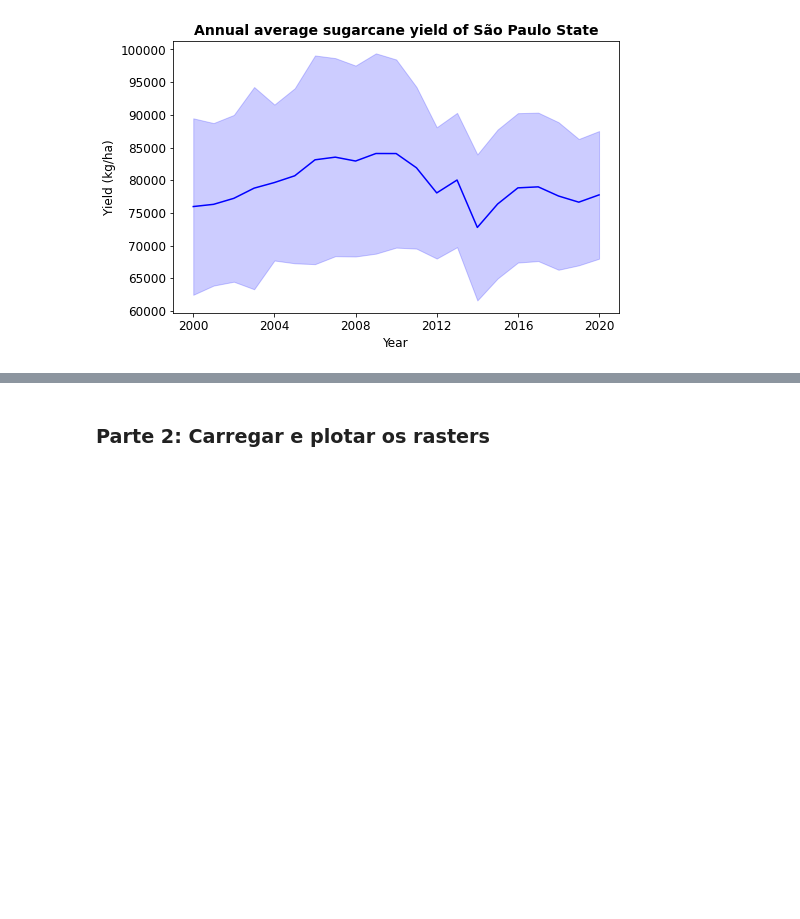
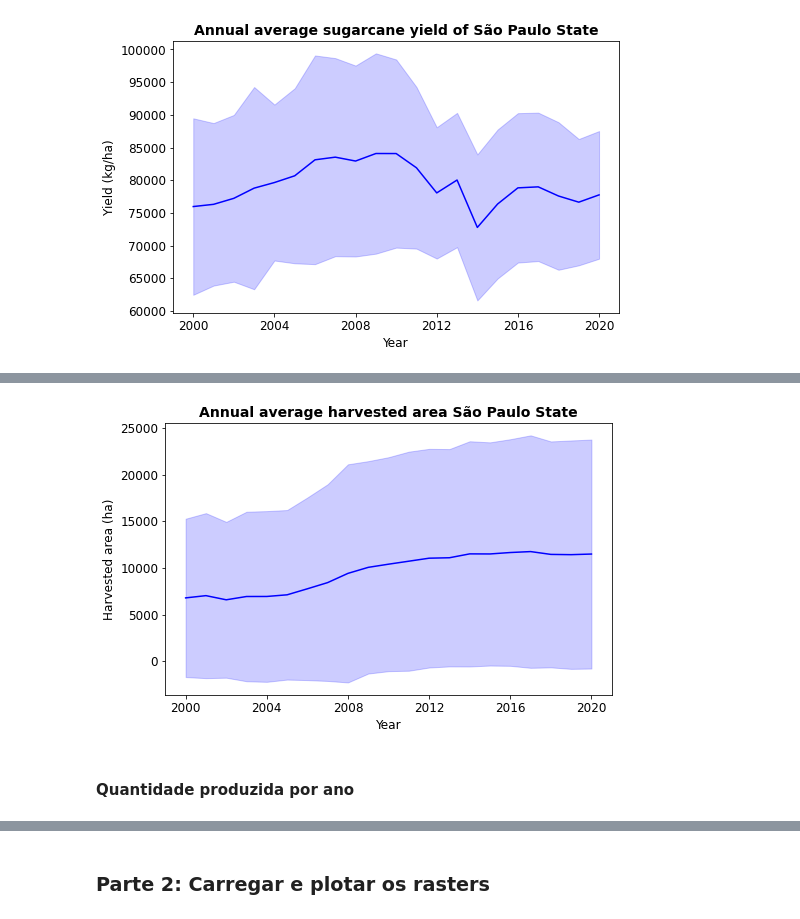
Before and after one commit to neli12/time-series-productivity-sp, a Jupyter notebook: Análise e limpeza de dados.ipynb, the cells around one changed output, grey strips where cells are left out. Drawn from its saved outputs; the diff is of its cells as text; code cells hidden in the pictures; blank space fills up the shorter version.

```diff
--- a/Análise e limpeza de dados.ipynb
+++ b/Análise e limpeza de dados.ipynb
@@ -728,0 +769,11 @@ plt.show()
+# %%
+# Groupby dos dados do dat_yield_melt
+mean_ac = pd.DataFrame(dat_ac_melt.groupby('Year')['AC'].mean().reset_index())
+std_ac = pd.DataFrame(dat_ac_melt.groupby('Year')['AC'].std().reset_index())
+mean_st_merged_ac = mean_ac.merge(std_ac, left_index=True, right_index=True)
+mean_st_merged_ac.drop('Year_y', axis = 1, inplace = True)
+mean_st_merged_ac.rename(columns = {"Year_x": 'Year', "AC_x": "mean_ac", 'AC_y': 'st_ac'}, inplace = True)
+mean_st_merged_ac['Year'] = pd.to_datetime(mean_st_merged_ap['Year'], format = '%Y')
+mean_st_merged_ac['mean_ac'] = mean_st_merged_ac['mean_ac'].astype(int)
+mean_st_merged_ac['st_ac'] = mean_st_merged_ac['st_ac'].astype(int)
+mean_st_merged_ac.head()
@@ -728,0 +787,20 @@ plt.show()
+# %%
+## Plotar o gráfico da média e o desvio padrão por ano
+mean_plus_st_ac = mean_st_merged_ac['mean_ac'] +  mean_st_merged_ac['st_ac']
+mean_minus_st_ac = mean_st_merged_ac['mean_ac'] -  mean_st_merged_ac['st_ac']
+
+plt.figure(figsize=(8, 5))
+plt.plot(mean_st_merged_ac['Year'], mean_st_merged_ac['mean_ac'], color = 'blue')
+plt.fill_between(mean_st_merged_ac['Year'], mean_plus_st_ac, mean_minus_st_ac, alpha = 0.2, color = 'blue')
+plt.title("Annual average harvested area São Paulo State", fontsize = 14, fontweight="bold")
+plt.xticks(fontsize=12, color = 'black')
+plt.yticks(fontsize=12, color = 'black')
+plt.xlabel("Year", fontsize = 12)
+plt.ylabel("Harvested area (ha)", fontsize = 12)
+plt.savefig('average_ac.png', dpi=300)
+
+plt.show()
+# %% [output]
+[figure, added]
+# %% [markdown]
+#### Quantidade produzida por ano
```
Also changed, not shown: parts of 23 cells of this notebook.
